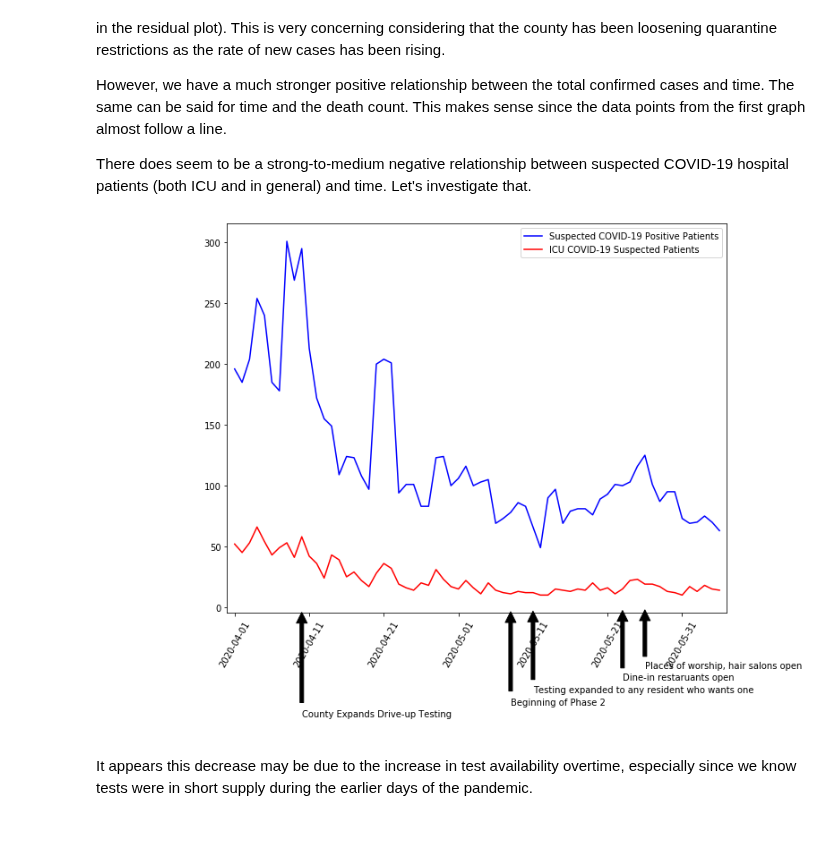
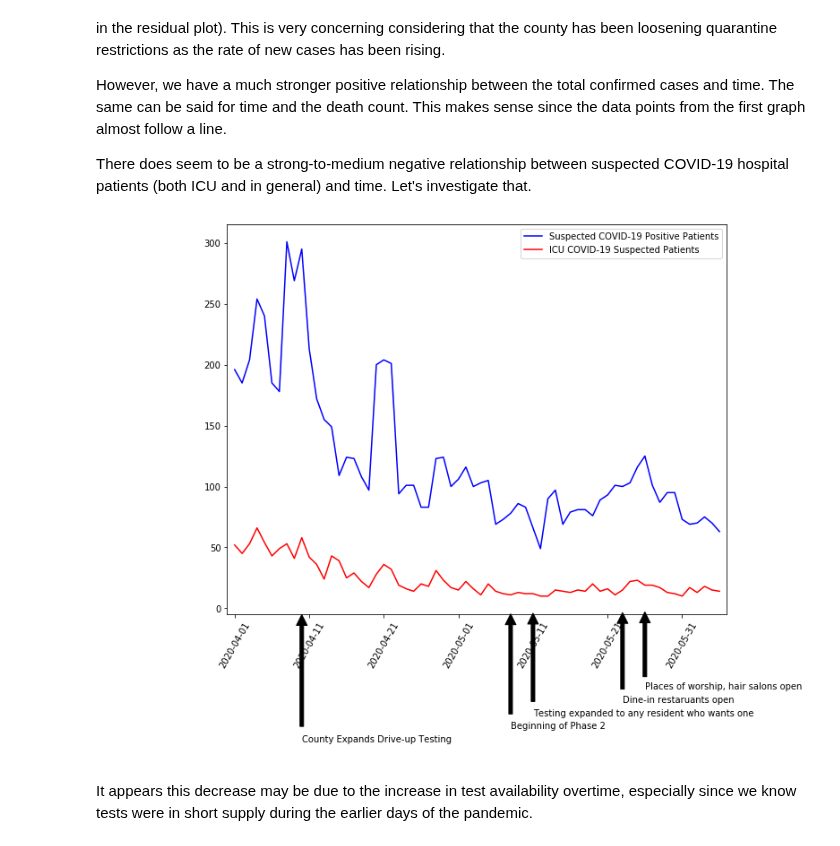
Before and after one commit to SarahEGood/covid19-SB, a Jupyter notebook: San_Bernardino_COVID-19_Data.ipynb, the cells around one changed output. Cells and saved outputs as stored; diff of their text form; code cells hidden in the pictures.

Commit message:
refactor: Revised suspected cases graph to use add_sig_dates function.

```diff
--- a/San_Bernardino_COVID-19_Data.ipynb
+++ b/San_Bernardino_COVID-19_Data.ipynb
@@ -162,34 +162,34 @@ plt.figure(figsize=(10,8))
 ax = plt.subplot()
 
 x = df_sb['date_ordinal']
 y1 = df_sb['Suspected COVID-19 Positive Patients']
 y2 = df_sb['ICU COVID-19 Suspected Patients']
 
 plt.plot(x, y1, color='blue')
 plt.plot(x, y2, color='red')
 
 # Formatting
 ax.set_xlim(df_sb['date_ordinal'].min() - 1, df_sb['date_ordinal'].max() + 1)
 
 # Make x-tick labels
 x_ticks = []
 i = 0
 for item in df_sb['date_ordinal']:
     if i % 10 == 0:
         x_ticks.append(item)
     i += 1
 
 ax.set_xticks(x_ticks)
 new_labels = [dt.date.fromordinal(int(item)) for item in ax.get_xticks()]
 
 ax.set_xticklabels(new_labels, rotation=60)
 
 # Inserting Significant Date Labels
-add_sig_dates()
+add_sig_dates(df_sb, 'Suspected COVID-19 Positive Patients')
 
 plt.legend(['Suspected COVID-19 Positive Patients', 'ICU COVID-19 Suspected Patients'])
 plt.show()
 # %% [output]
-[figure, old version]
+[figure, new version]
 # %% [markdown]
 It appears this decrease may be due to the increase in test availability overtime, especially since we know tests were in short supply during the earlier days of the pandemic.
```
